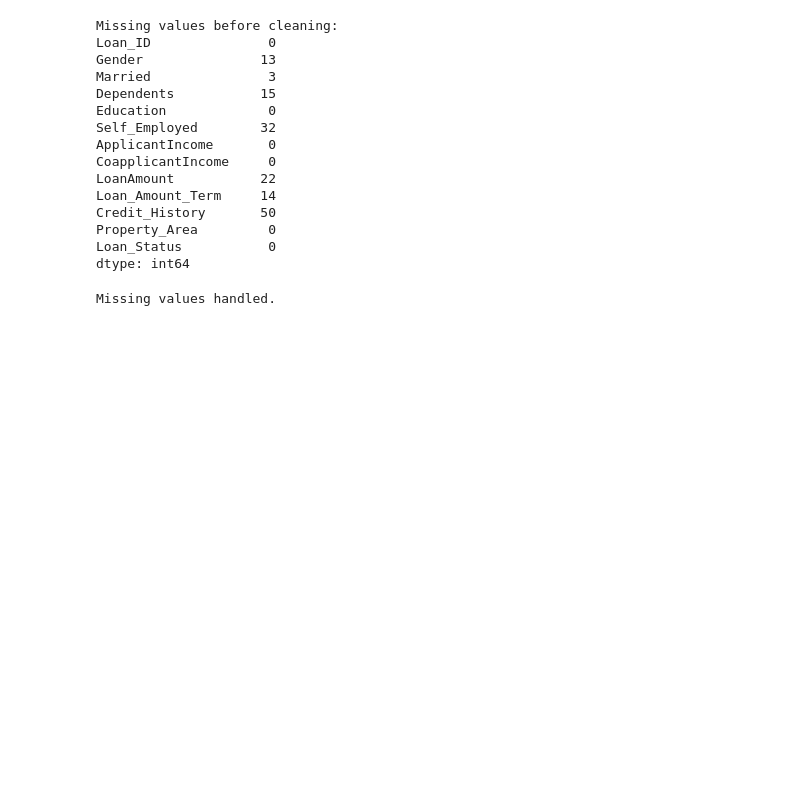
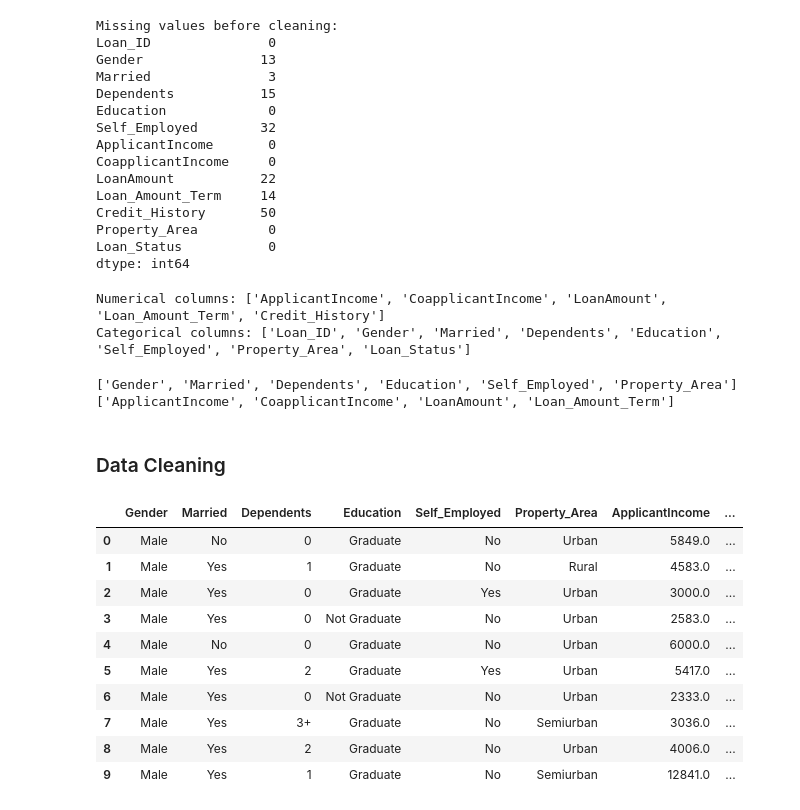
Before and after one commit to Hope426/group_3_ds613, a Jupyter notebook: main_notebook.ipynb, the cells around one changed output. Saved outputs shown, nothing was run; the diff lists cells and outputs as text; code cells hidden in the pictures; blank space fills up the shorter version.

```diff
--- a/main_notebook.ipynb
+++ b/main_notebook.ipynb
@@ -42,23 +97,56 @@ Credit_History       50
 Property_Area         0
 Loan_Status           0
 dtype: int64
-# %%
-# Function to fill missing values
-def fill_missing(df):
-    df['LoanAmount'] = df['LoanAmount'].fillna(df['LoanAmount'].median())
-    df['Loan_Amount_Term'] = df['Loan_Amount_Term'].fillna(df['Loan_Amount_Term'].median())
-    df['Credit_History'] = df['Credit_History'].fillna(df['Credit_History'].mode()[0])
-
-    # Fill categorical columns with Mode
-    cat_cols = ['Gender', 'Married', 'Dependents', 'Self_Employed']
-    for col in cat_cols:
-        df[col] = df[col].fillna(df[col].mode()[0])
-    return df
-
-# Apply to both datasets
-df_train = fill_missing(df_train)
-df_test = fill_missing(df_test)
-
-print("Missing values handled.")
-# %% [output]
-Missing values handled.
+# %%
+# Get Numerical columns (int and float)
+num_cols = df_train.select_dtypes(include=['number']).columns.tolist()
+
+# Get Categorical columns (object and category)
+cat_cols = df_train.select_dtypes(include=['object', 'category']).columns.tolist()
+
+print(f"Numerical columns: {num_cols}")
+print(f"Categorical columns: {cat_cols}")
+# %% [output]
+Numerical columns: ['ApplicantIncome', 'CoapplicantIncome', 'LoanAmount', 'Loan_Amount_Term', 'Credit_History']
+Categorical columns: ['Loan_ID', 'Gender', 'Married', 'Dependents', 'Education', 'Self_Employed', 'Property_Area', 'Loan_Status']
+# %%
+# Dropping the 'Loan_Id' and 'Loan_Status' from the list of categorical feature
+cat_cols = cat_cols[1:7]
+print(cat_cols)
+
+num_cols = num_cols[:-1]
+print(num_cols)
+# %% [output]
+['Gender', 'Married', 'Dependents', 'Education', 'Self_Employed', 'Property_Area']
+['ApplicantIncome', 'CoapplicantIncome', 'LoanAmount', 'Loan_Amount_Term']
+# %% [markdown]
+### Data Cleaning
+# %%
+# Function to fill missing values
+
+missing_value_handler_pipeline = ColumnTransformer(transformers=[('cat_mode', SimpleImputer(strategy='most_frequent'), cat_cols),
+    ('num_median', SimpleImputer(strategy='median'), num_cols),
+    ('num_mode', SimpleImputer(strategy='most_frequent'), ['Credit_History'])
+])
+
+cleaned_df_data = missing_value_handler_pipeline.fit_transform(df_train)
+feature_names = cat_cols + num_cols + ['Credit_History']
+
+# Convert back to DataFrame for visibility
+cleaned_df_train = pd.DataFrame(cleaned_df_data, columns=feature_names)
+cleaned_df_train.index = df_train.index
+cleaned_df_train['Loan_ID'] = df_train['Loan_ID']
+cleaned_df_train['Loan_Status'] = df_train['Loan_Status']
+cleaned_df_train.head(10)
+# %% [output]
+|  | Gender | Married | Dependents | Education | Self_Employed | Property_Area | ApplicantIncome | ... |
+| 0 | Male | No | 0 | Graduate | No | Urban | 5849.0 | ... |
+| 1 | Male | Yes | 1 | Graduate | No | Rural | 4583.0 | ... |
+| 2 | Male | Yes | 0 | Graduate | Yes | Urban | 3000.0 | ... |
+| 3 | Male | Yes | 0 | Not Graduate | No | Urban | 2583.0 | ... |
+| 4 | Male | No | 0 | Graduate | No | Urban | 6000.0 | ... |
+| 5 | Male | Yes | 2 | Graduate | Yes | Urban | 5417.0 | ... |
+| 6 | Male | Yes | 0 | Not Graduate | No | Urban | 2333.0 | ... |
+| 7 | Male | Yes | 3+ | Graduate | No | Semiurban | 3036.0 | ... |
+| 8 | Male | Yes | 2 | Graduate | No | Urban | 4006.0 | ... |
+| 9 | Male | Yes | 1 | Graduate | No | Semiurban | 12841.0 | ... |
```
Also changed, not shown: parts of 22 cells of this notebook.
